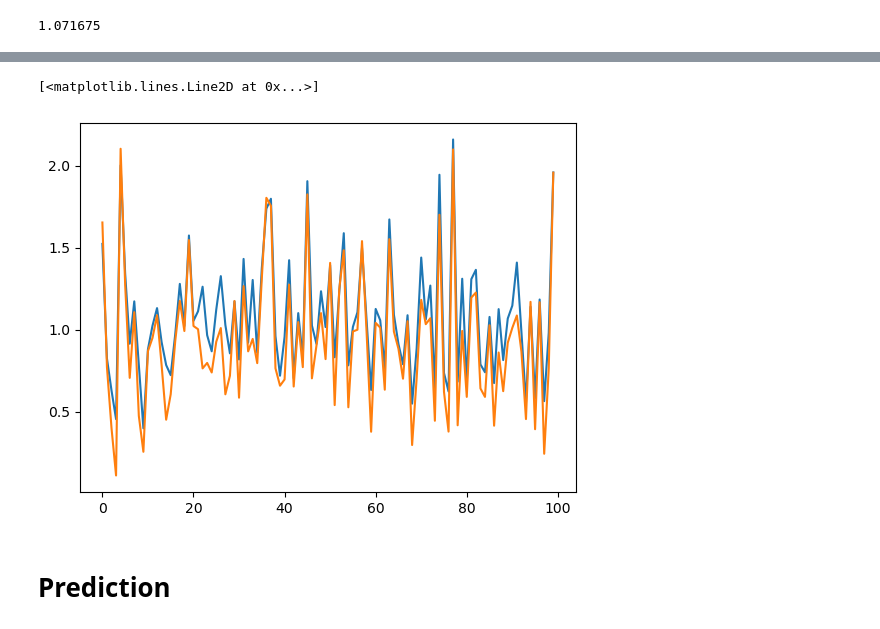
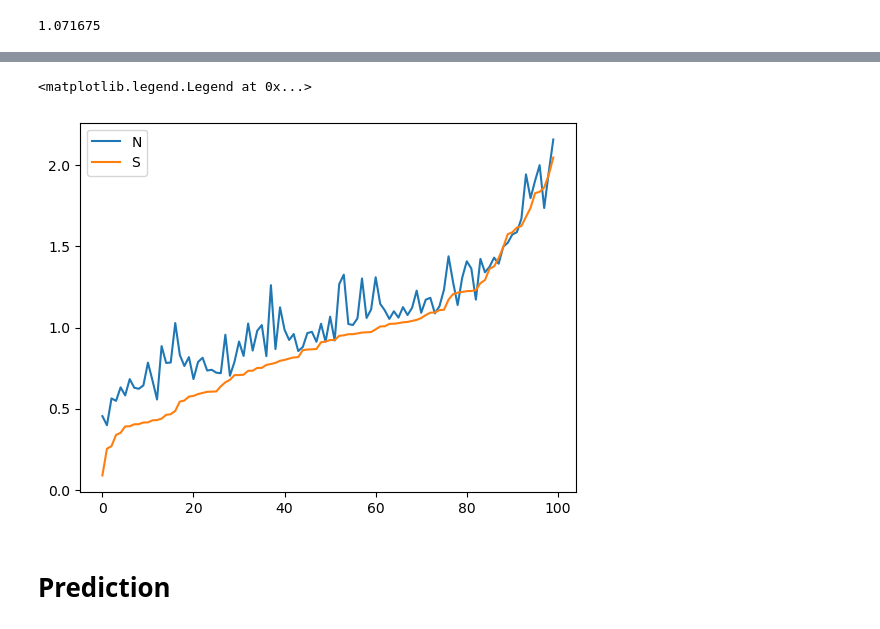
Before and after one commit to yunhao-tech/Sequantial-Monte-Carlo-project, a Jupyter notebook: two_link_arm_smcd.ipynb, the cells around one changed output, grey strips where cells are left out. Saved outputs shown, nothing was run; the diff lists cells and outputs as text; code cells hidden in the pictures.

```diff
--- a/two_link_arm_smcd.ipynb
+++ b/two_link_arm_smcd.ipynb
@@ -199,9 +200,12 @@ loss_smcd.mean()
+# %%
+ind = np.argsort(loss_smcd)
 # %%
-plt.plot(loss_N, label='N')
-plt.plot(loss_smcd, label='S')
+plt.plot(loss_N[ind], label='N')
+plt.plot(loss_smcd[ind], label='S')
+plt.legend()
 # %% [output]
-[<matplotlib.lines.Line2D at 0x...>]
+<matplotlib.legend.Legend at 0x...>
-[figure, old version]
+[figure, new version]
 # %% [markdown]
 # Prediction
 # %%
```
Also changed, not shown: parts of 3 cells of this notebook, 4 other files.
